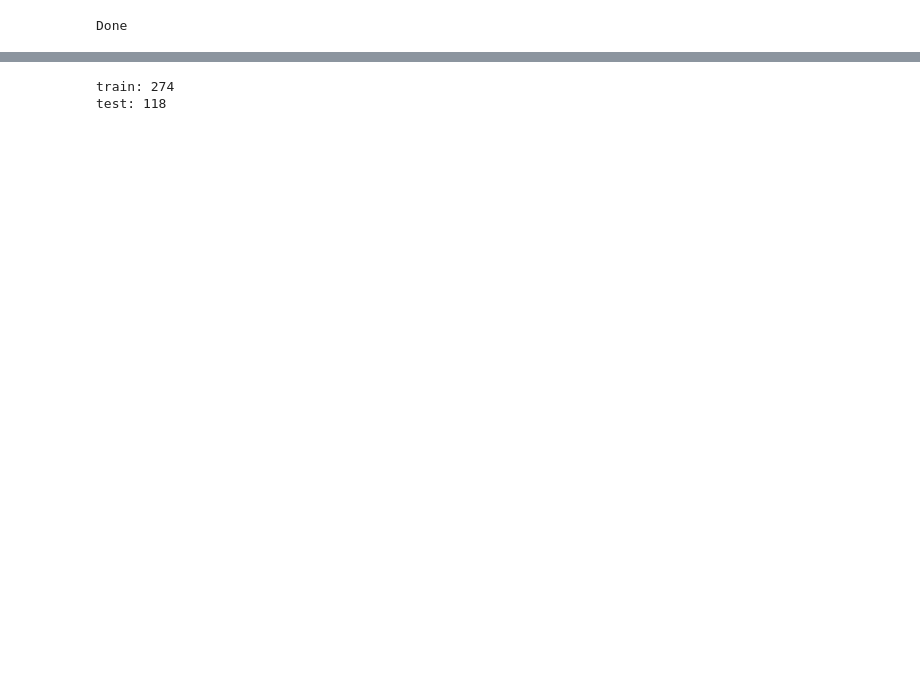
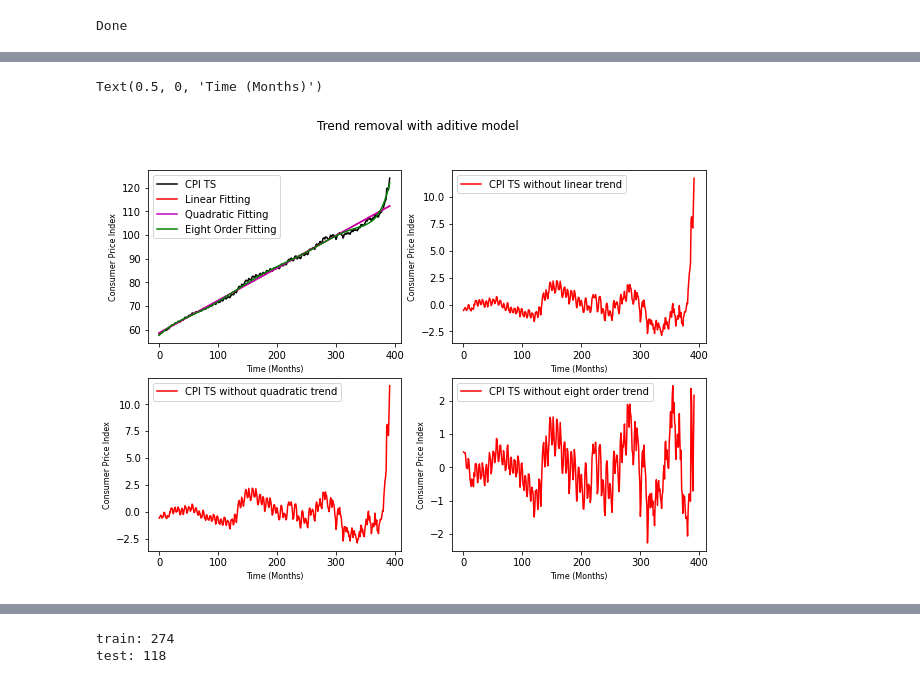
Before and after one commit to Migalvao/TimeSeriesAnalysis, a Jupyter notebook: main.ipynb, the cells around one changed output, grey strips where cells are left out. Cells and saved outputs as stored; diff of their text form; code cells hidden in the pictures; blank space fills up the shorter version.

Commit message:
additive and multiplicative trend removal models done

```diff
--- a/main.ipynb
+++ b/main.ipynb
@@ -88,0 +46,55 @@ f.show()
+# %%
+# Fit linear and quadratic trend estimation as additive model
+#Linear trend estimation by fitting
+months = np.arange(len(country_cpi_data))
+
+coefs=np.polyfit(months,country_cpi_data.array,1)
+linVals=np.polyval(coefs,months)
+linTS=pd.Series(data=linVals,index=months,name="Linear Fitting")
+
+#Quadratic trend estimation by fitting
+coefs=np.polyfit(months,country_cpi_data.array,2)
+quadVals=np.polyval(coefs,months)
+quadTS=pd.Series(data=quadVals,index=months,name="Quadratic Fitting")
+
+#8th order trend estimation by fitting
+coefs=np.polyfit(months,country_cpi_data.array,8)
+eightOrder=np.polyval(coefs,months)
+eightOrderTs=pd.Series(data=eightOrder,index=months,name="Eight Order Fitting")
+
+# Plot
+fig, ((ax1, ax2), (ax3, ax4)) = plt.subplots(2, 2, figsize=(12, 7))
+fig.suptitle('Trend removal with aditive model')
+
+ax=country_cpi_data.plot(ax=ax1, legend=True,color='k', figsize=(10, 7))
+linTS.plot(ax=ax1,legend=True,color='r')
+quadTS.plot(ax=ax1,legend=True,color='m')
+eightOrderTs.plot(ax=ax1,legend=True,color='g', figsize=(10, 7))
+ax.set_ylabel('Consumer Price Index',fontdict={'fontsize':8})
+ax.set_xlabel('Time (Months)',fontdict={'fontsize':8})
+
+#Remove linear trend
+shTsNoLinTrend=country_cpi_data-linTS
+shTsNoLinTrend.name="CPI TS without linear trend"
+shTsNoLinTrend.plot(ax=ax2, legend=True,color='r', figsize=(10, 7))
+ax2.set_ylabel('Consumer Price Index',fontdict={'fontsize':8})
+ax2.set_xlabel('Time (Months)',fontdict={'fontsize':8})
+
+
+#Remove quadratic trend
+noQuadTrend=country_cpi_data-quadTS
+noQuadTrend.name="CPI TS without quadratic trend"
+noQuadTrend.plot(ax=ax3, legend=True,color='r', figsize=(10, 7))
+ax3.set_ylabel('Consumer Price Index',fontdict={'fontsize':8})
+ax3.set_xlabel('Time (Months)',fontdict={'fontsize':8})
+
+
+#Remove 8th order trend
+noEightTrend=country_cpi_data-eightOrderTs
+noEightTrend.name="CPI TS without eight order trend"
+noEightTrend.plot(ax=ax4, legend=True,color='r', figsize=(10, 7))
+ax4.set_ylabel('Consumer Price Index',fontdict={'fontsize':8})
+ax4.set_xlabel('Time (Months)',fontdict={'fontsize':8})
+# %% [output]
+Text(0.5, 0, 'Time (Months)')
+[figure, added]
```
Also changed, not shown: parts of 6 cells of this notebook.
